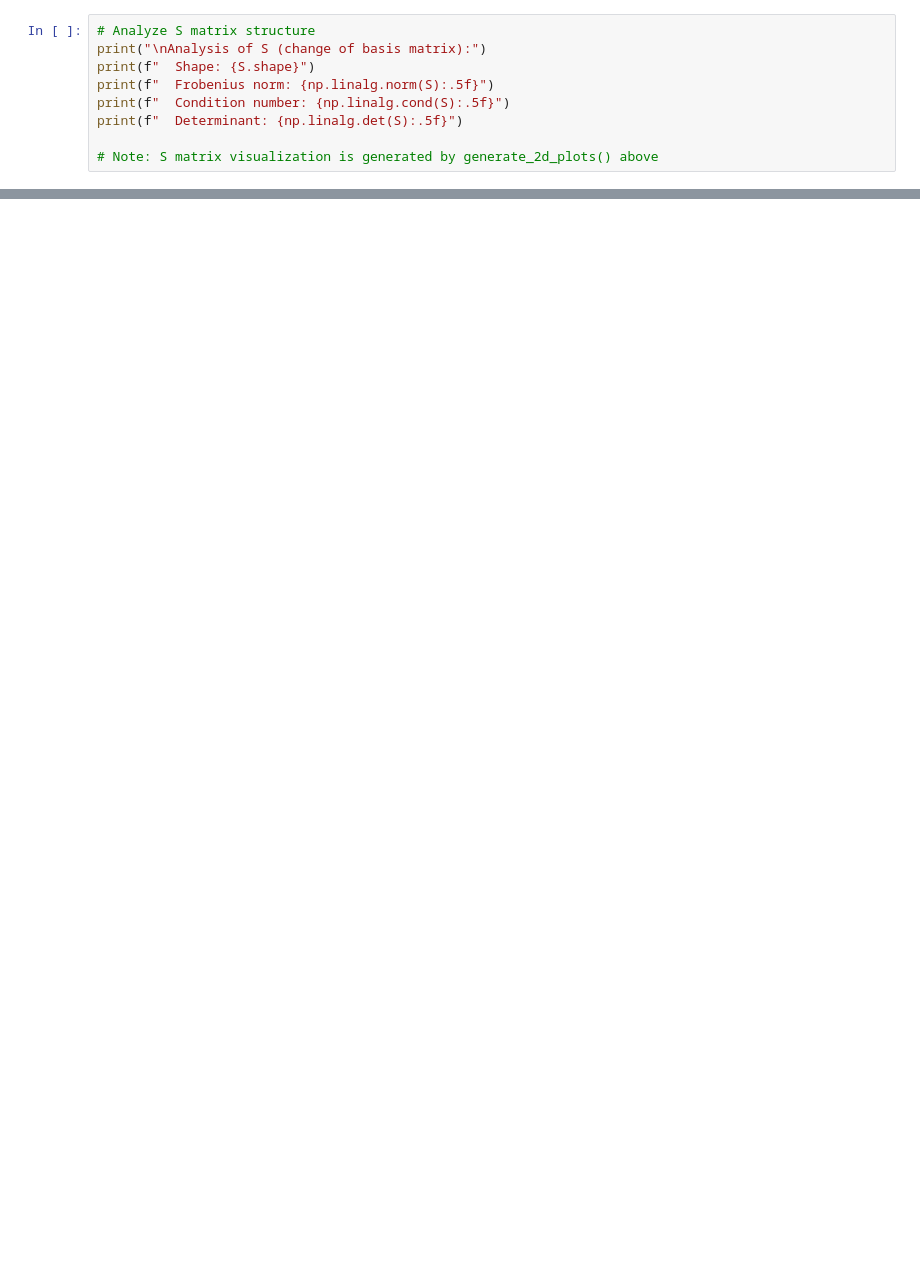
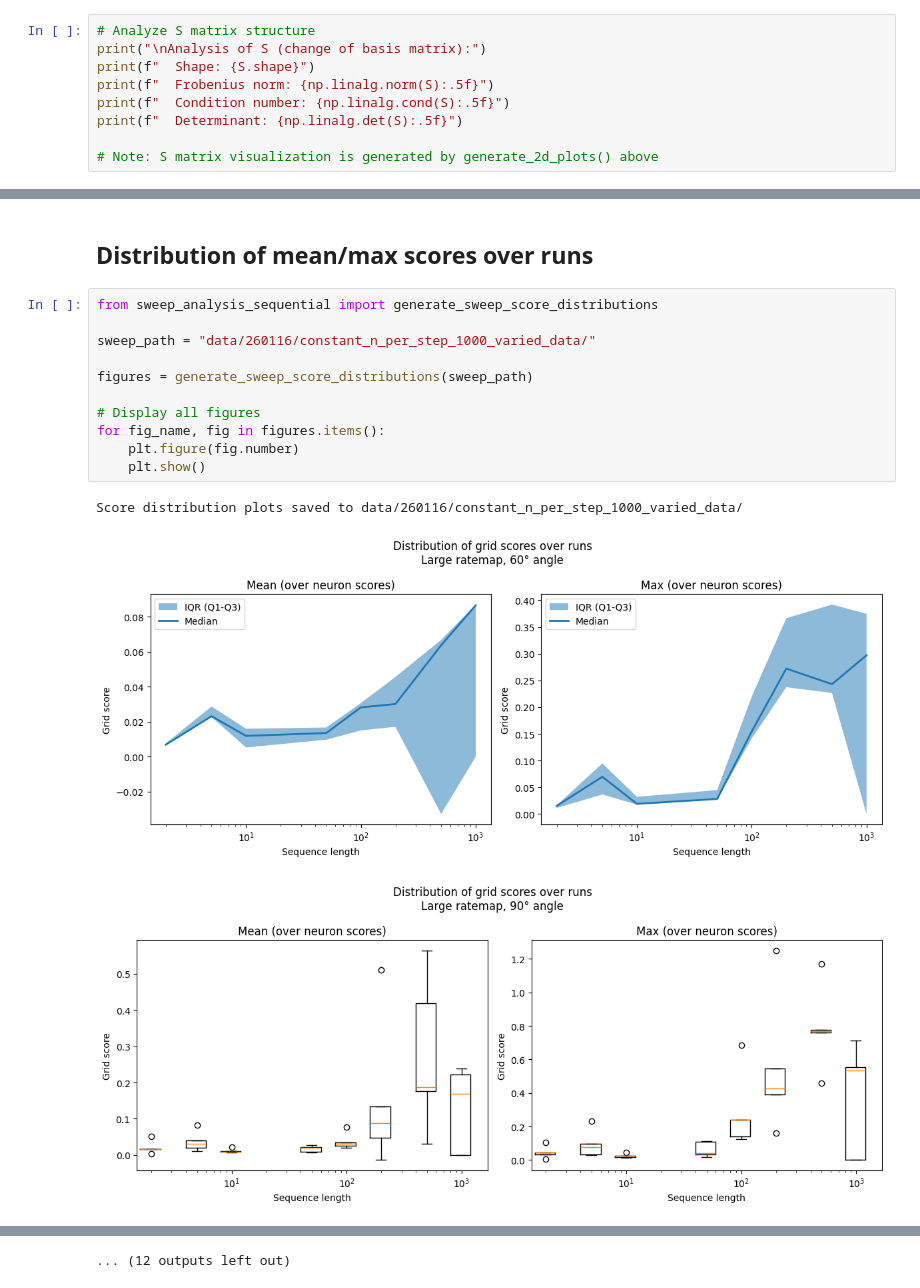
Before and after one commit to julianZeitler/ICLR_Actionable_Reps, a Jupyter notebook: PlotterSequential.ipynb, the cells around one changed output, grey strips where cells are left out. Drawn from its saved outputs; the diff is of its cells as text; blank space fills up the shorter version.

```diff
--- a/PlotterSequential.ipynb
+++ b/PlotterSequential.ipynb
@@ -145,0 +253,17 @@ generator.generate_dataset('dataset/seq_len_150_batch_1/', 50000, batch_size=1,
+# %% [markdown]
+## Distribution of mean/max scores over runs
+# %%
+from sweep_analysis_sequential import generate_sweep_score_distributions
+
+sweep_path = "data/260116/constant_n_per_step_1000_varied_data/"
+
+figures = generate_sweep_score_distributions(sweep_path)
+
+# Display all figures
+for fig_name, fig in figures.items():
+    plt.figure(fig.number)
+    plt.show()
+# %% [output]
+Score distribution plots saved to data/260116/constant_n_per_step_1000_varied_data/
+[figure, added]
+[figure, added]
@@ -145,0 +279 @@ generator.generate_dataset('dataset/seq_len_150_batch_1/', 50000, batch_size=1,
+... (12 outputs left out)
```
Also changed, not shown: parts of 11 cells of this notebook, 4 other files.
